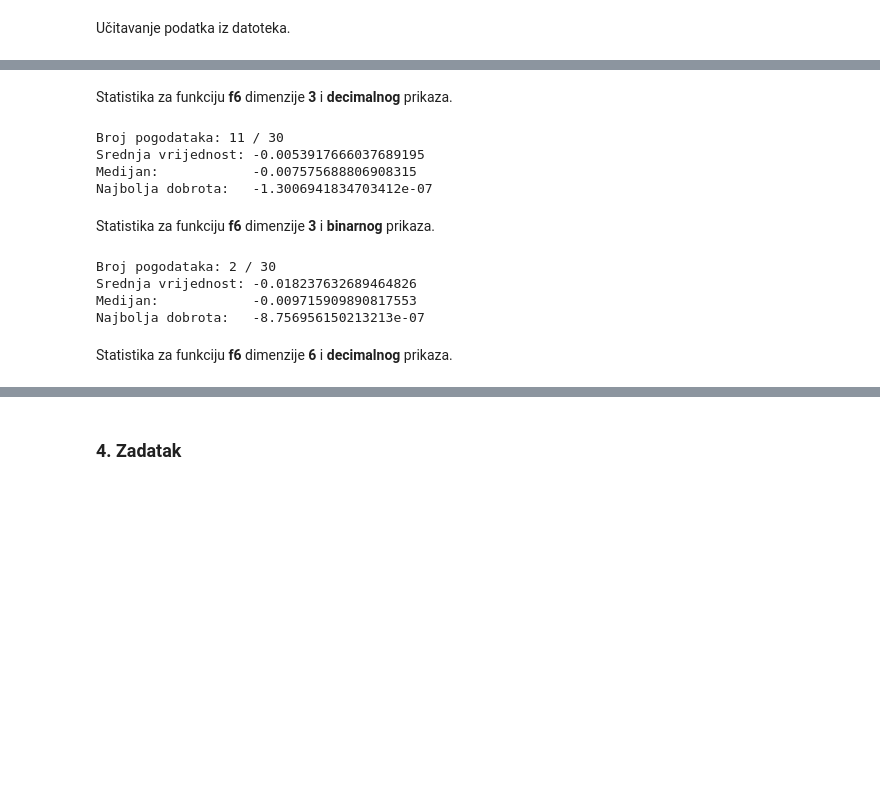
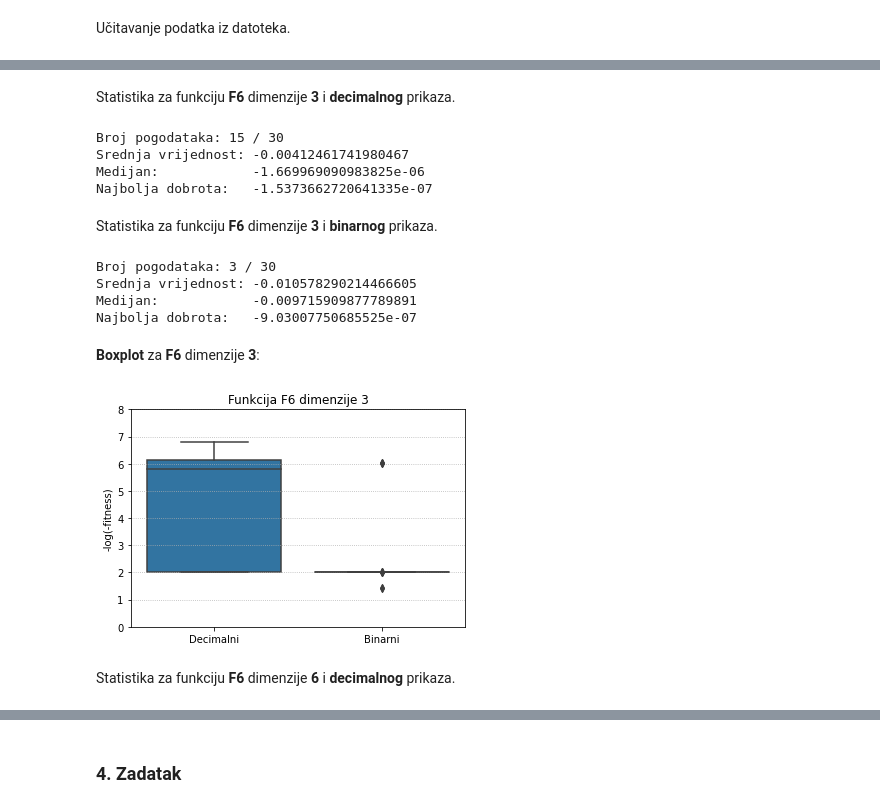
Before and after one commit to dbrcina/APR-FER-2020-21, a Jupyter notebook: dz4/apr_dz4.ipynb, the cells around one changed output, grey strips where cells are left out. Saved outputs shown, nothing was run; the diff lists cells and outputs as text; code cells hidden in the pictures; blank space fills up the shorter version.

```diff
--- a/dz4/apr_dz4.ipynb
+++ b/dz4/apr_dz4.ipynb
@@ -15,13 +17,37 @@ Populating the interactive namespace from numpy and matplotlib
+# %%
+def statistics(fitness_vector, tol=-1e-6):
+    print('Broj pogodataka:', np.count_nonzero(fitness_vector > tol), '/', len(fitness_vector))
+    print('Srednja vrijednost:', np.mean(fitness_vector))
+    print('Medijan:           ', np.median(fitness_vector))
+    print('Najbolja dobrota:  ', np.max(fitness_vector))
+
+def make_boxplot(data_df=None, decimal_data=None, binary_data=None, title=''):
+    if data_df is None:
+        df = pd.DataFrame(data={'Decimalni': -np.log10(decimal_data*-1), 'Binarni': -np.log10(binary_data*-1)})
+    else:
+        df = -np.log10(data_df*-1)
+    sns.boxplot(data=df)
+    plt.ylabel('-log(-fitness)')
+    plt.ylim(0, 8)
+    plt.grid(True, linestyle='dotted', axis='y')
+    plt.title(title)
+    plt.show()
+
+def foreach_column_in_df(df, action):
+    for columnName, columnData in df.iteritems():
+        print(columnName)
+        action(columnData.values)
+        print()
 # %% [markdown]
 ### 3. Zadatak ###
 # %% [markdown]
 Učitavanje podatka iz datoteka.
 # %%
-f6d3d = np.loadtxt('data/f6d3d.txt')
-f6d6d = np.loadtxt('data/f6d6d.txt')
-f7d3d = np.loadtxt('data/f7d3d.txt')
-f7d6d = np.loadtxt('data/f7d6d.txt')
-f6d3b = np.loadtxt('data/f6d3b.txt')
-f6d6b = np.loadtxt('data/f6d6b.txt')
-f7d3b = np.loadtxt('data/f7d3b.txt')
-f7d6b = np.loadtxt('data/f7d6b.txt')
+f6d3d = np.loadtxt('data/task3/f6d3d.txt')
+f6d3b = np.loadtxt('data/task3/f6d3b.txt')
+f6d6d = np.loadtxt('data/task3/f6d6d.txt')
+f6d6b = np.loadtxt('data/task3/f6d6b.txt')
+f7d3d = np.loadtxt('data/task3/f7d3d.txt')
+f7d3b = np.loadtxt('data/task3/f7d3b.txt')
+f7d6d = np.loadtxt('data/task3/f7d6d.txt')
+f7d6b = np.loadtxt('data/task3/f7d6b.txt')
@@ -36,23 +54,29 @@ def statistics(fitness_vector, tol=-1e-6):
 # %% [markdown]
-Statistika za funkciju **f6** dimenzije **3** i **decimalnog** prikaza.
+Statistika za funkciju **F6** dimenzije **3** i **decimalnog** prikaza.
 # %%
 statistics(f6d3d)
 # %% [output]
-Broj pogodataka: 11 / 30
-Srednja vrijednost: -0.0053917666037689195
-Medijan:            -0.007575688806908315
-Najbolja dobrota:   -1.3006941834703412e-07
+Broj pogodataka: 15 / 30
+Srednja vrijednost: -0.00412461741980467
+Medijan:            -1.669969090983825e-06
+Najbolja dobrota:   -1.5373662720641335e-07
 # %% [markdown]
-Statistika za funkciju **f6** dimenzije **3** i **binarnog** prikaza.
+Statistika za funkciju **F6** dimenzije **3** i **binarnog** prikaza.
 # %%
 statistics(f6d3b)
 # %% [output]
-Broj pogodataka: 2 / 30
-Srednja vrijednost: -0.018237632689464826
-Medijan:            -0.009715909890817553
-Najbolja dobrota:   -8.756956150213213e-07
+Broj pogodataka: 3 / 30
+Srednja vrijednost: -0.010578290214466605
+Medijan:            -0.009715909877789891
+Najbolja dobrota:   -9.03007750685525e-07
+# %% [markdown]
+**Boxplot** za **F6** dimenzije **3**:
+# %%
+make_boxplot(decimal_data=f6d3d, binary_data=f6d3b, title='Funkcija F6 dimenzije 3')
+# %% [output]
+[figure, added]
 # %% [markdown]
-Statistika za funkciju **f6** dimenzije **6** i **decimalnog** prikaza.
+Statistika za funkciju **F6** dimenzije **6** i **decimalnog** prikaza.
 # %%
 statistics(f6d6d)
 # %% [output]
```
Also changed, not shown: parts of 63 cells of this notebook, 29 other files.
